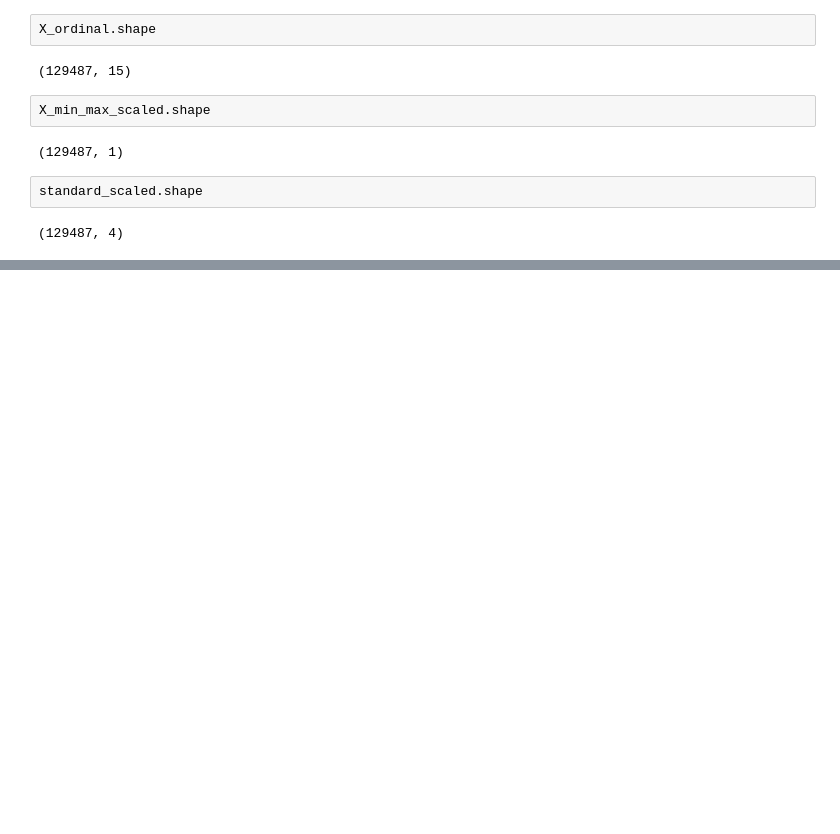
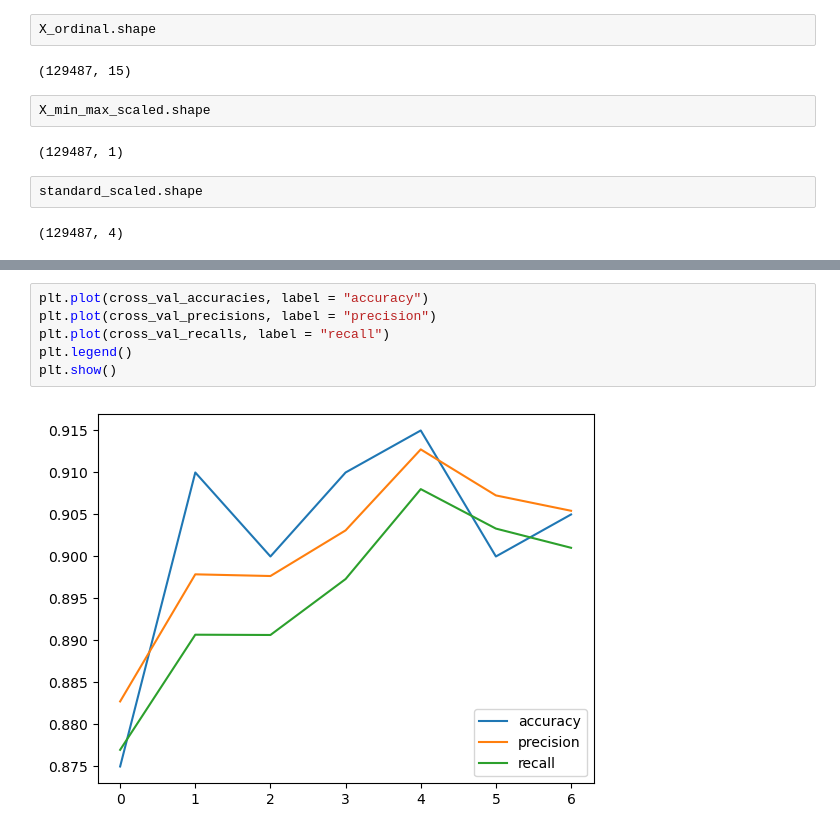
Before and after one commit to Vetrarr/ML_Airline_Passenger_Satisfaction, a Jupyter notebook: Airline Passenger Satisfaction/Preprocessing projet.ipynb, the cells around one changed output, grey strips where cells are left out. Saved outputs shown, nothing was run; the diff lists cells and outputs as text; blank space fills up the shorter version.

```diff
--- a/Airline Passenger Satisfaction/Preprocessing projet.ipynb
+++ b/Airline Passenger Satisfaction/Preprocessing projet.ipynb
@@ -116,0 +324,8 @@ standard_scaled.shape
+# %%
+plt.plot(cross_val_accuracies, label = "accuracy")
+plt.plot(cross_val_precisions, label = "precision")
+plt.plot(cross_val_recalls, label = "recall")
+plt.legend()
+plt.show()
+# %% [output]
+[figure, added]
```
Also changed, not shown: parts of 18 cells of this notebook, 2 other files.
